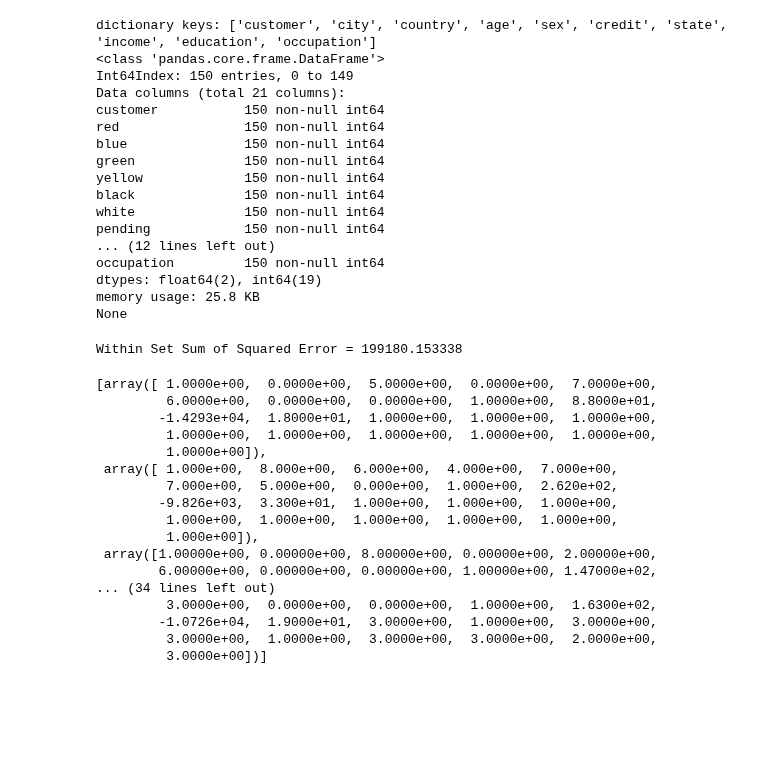
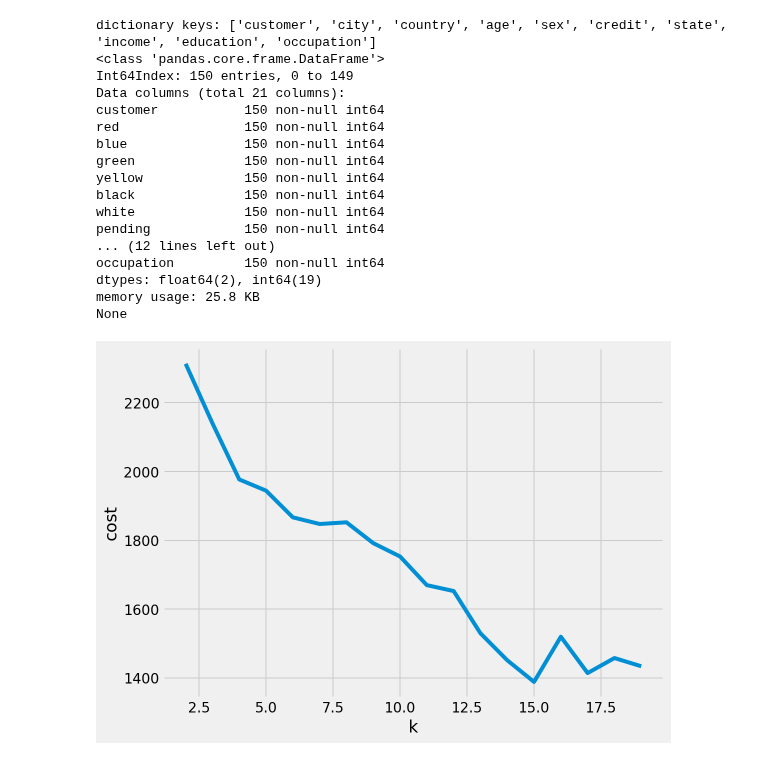
Before and after one commit to miaoever/IOT, a Jupyter notebook: Standup 6/(spark)K-means.ipynb, the cells around one changed output. Cells and saved outputs as stored; diff of their text form; code cells hidden in the pictures; blank space fills up the shorter version.

```diff
--- a/Standup 6/(spark)K-means.ipynb
+++ b/Standup 6/(spark)K-means.ipynb
@@ -60,53 +60,54 @@ None
 # %%
 from pyspark.sql import SparkSession
 from pyspark.sql import SQLContext
 from pyspark import SparkContext, HiveContext
-from pyspark.mllib.clustering import KMeans
+from pyspark.ml.clustering import KMeans
 from pyspark.ml.linalg import Vectors
 from pyspark.ml.feature import VectorAssembler
+from pyspark.ml.feature import StandardScaler
+
 import numpy as np
 from numpy import array
 from math import sqrt
 
 sc = SparkContext.getOrCreate()
 sqlCtx = SQLContext(sc)
 
 df_spark = sqlCtx.createDataFrame(df)
 
 vecAssembler = VectorAssembler(inputCols=df_spark.columns, outputCol="features")
 df_spark = vecAssembler.transform(df_spark)
 rdd = df_spark.rdd.map(lambda x: array(x["features"]))
 
-clusters = KMeans.train(\
-                 rdd, 2, maxIterations=10, initializationMode="random",\
-                  seed=50, initializationSteps=5, epsilon=1e-4)
+# clusters = KMeans.train(\
+#                  rdd, 2, maxIterations=10, initializationMode="random",\
+#                   seed=50, initializationSteps=5, epsilon=1e-4)
 
 # Evaluate clustering by computing Within Set Sum of Squared Errors
-def error(point):
-    center = clusters.centers[clusters.predict(point)]
-    return sqrt(sum([x**2 for x in (point - center)]))
+# def error(point):
+#     center = clusters.centers[clusters.predict(point)]
+#     return sqrt(sum([x**2 for x in (point - center)]))
 
-WSSSE = df_spark.rdd.map(lambda point: error(array(point["features"]))).reduce(lambda x, y: x + y)
-print("Within Set Sum of Squared Error = " + str(WSSSE))
+# WSSSE = df_spark.rdd.map(lambda point: error(array(point["features"]))).reduce(lambda x, y: x + y)
+# print("Within Set Sum of Squared Error = " + str(WSSSE))
+
+# normalization
+scaler = StandardScaler(inputCol="features", outputCol="scaledFeatures",
+                        withStd=True, withMean=False)
+scalerModel = scaler.fit(df_spark)
+scaledData = scalerModel.transform(df_spark)
+scaledRDD = scaledData.rdd.map(lambda x: array(x["scaledFeatures"]))
+
+cost = np.zeros(20)
+for k in range(2,20):
+    kmeans = KMeans().setK(k).setSeed(1).setFeaturesCol("scaledFeatures")
+    model = kmeans.fit(scaledData.sample(False,0.5, seed=42))
+    cost[k] = model.computeCost(scaledData)
+
+fig, ax = plt.subplots(1,1, figsize =(8,6))
+ax.plot(range(2,20),cost[2:20])
+ax.set_xlabel('k')
+ax.set_ylabel('cost')
+plt.show()
 # %% [output]
-Within Set Sum of Squared Error = 199180.153338
+[figure, added]
-# %%
-rdd.take(10)
-# %% [output]
-[array([ 1.0000e+00,  0.0000e+00,  5.0000e+00,  0.0000e+00,  7.0000e+00,
-         6.0000e+00,  0.0000e+00,  0.0000e+00,  1.0000e+00,  8.8000e+01,
-        -1.4293e+04,  1.8000e+01,  1.0000e+00,  1.0000e+00,  1.0000e+00,
-         1.0000e+00,  1.0000e+00,  1.0000e+00,  1.0000e+00,  1.0000e+00,
-         1.0000e+00]),
- array([ 1.000e+00,  8.000e+00,  6.000e+00,  4.000e+00,  7.000e+00,
-         7.000e+00,  5.000e+00,  0.000e+00,  1.000e+00,  2.620e+02,
-        -9.826e+03,  3.300e+01,  1.000e+00,  1.000e+00,  1.000e+00,
-         1.000e+00,  1.000e+00,  1.000e+00,  1.000e+00,  1.000e+00,
-         1.000e+00]),
- array([1.00000e+00, 0.00000e+00, 8.00000e+00, 0.00000e+00, 2.00000e+00,
-        6.00000e+00, 0.00000e+00, 0.00000e+00, 1.00000e+00, 1.47000e+02,
-... (34 lines left out)
-         3.0000e+00,  0.0000e+00,  0.0000e+00,  1.0000e+00,  1.6300e+02,
-        -1.0726e+04,  1.9000e+01,  3.0000e+00,  1.0000e+00,  3.0000e+00,
-         3.0000e+00,  1.0000e+00,  3.0000e+00,  3.0000e+00,  2.0000e+00,
-         3.0000e+00])]
```
Also changed, not shown: parts of 1 cell of this notebook, 1 other file.
